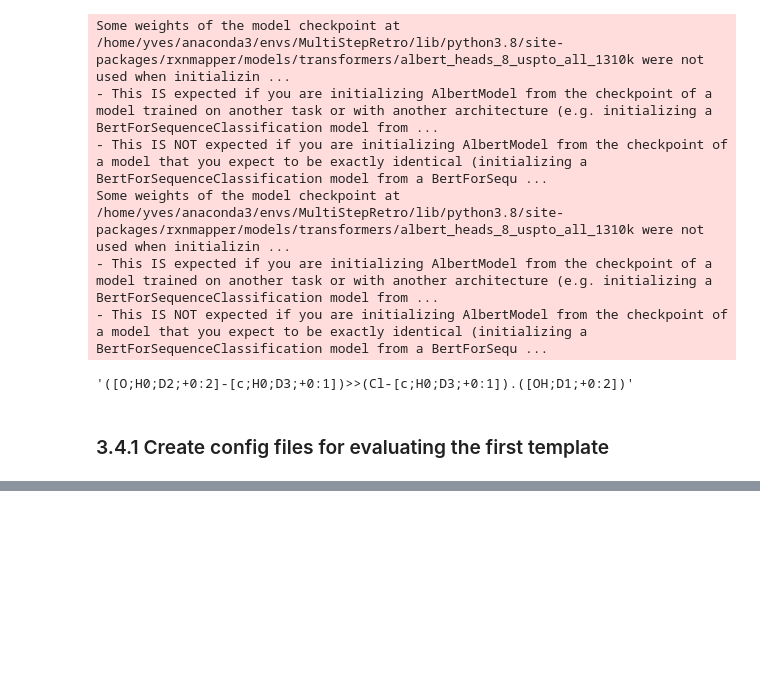
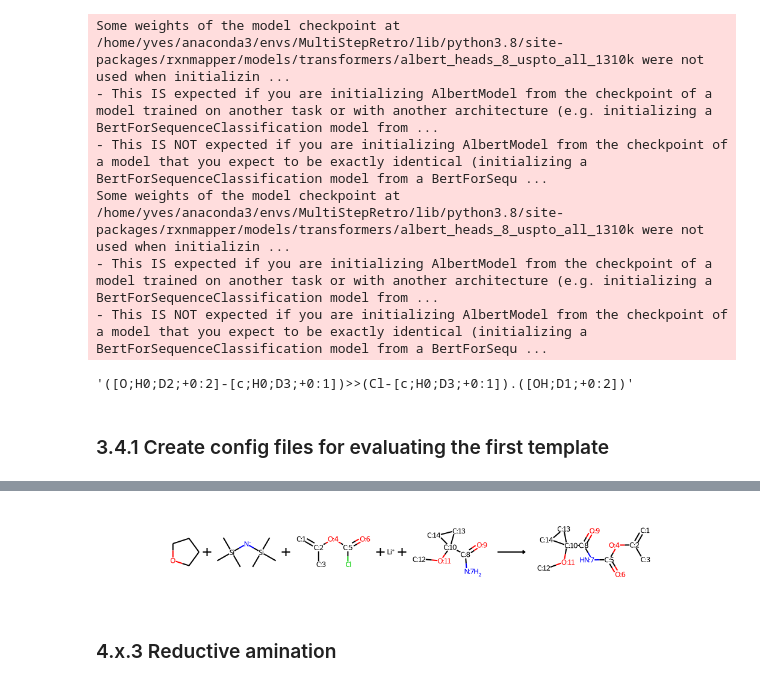
Before and after one commit to yvsgrndjn/USPTO_balance, a Jupyter notebook: notebooks/B_enrichment_workflow.ipynb, the cells around one changed output, grey strips where cells are left out. Cells and saved outputs as stored; diff of their text form; code cells hidden in the pictures; blank space fills up the shorter version.

```diff
--- a/notebooks/B_enrichment_workflow.ipynb
+++ b/notebooks/B_enrichment_workflow.ipynb
@@ -1226,0 +1502,20 @@ with open(f'/home/yves/Documents/GitHub/USPTO_balance/config_files/config_part2_
+# %%
+#test [C:1]=[C:2].[C:3]=[C:4]>>[C:1]=[C:3].[C;H2:2]=[C;H2:4] (1) --> 0 match
+#[C:1]=[C:2].[C:3]=[C:4]>>[C:1]=[C:3] (2) --> 102427 matches
+#[C:1]=[C:2].[C:3]=[C:4]>>[C;R1:1]=[C;R1:3] (2) --> 0 match
+ring_meta_rxn_patt = AllChem.ReactionFromSmarts('[C:1]=[C:2].[C:3]=[C:4]>>[C;R1:1]=[C;R1:3]')
+# %%
+uspto_rxns = [AllChem.ReactionFromSmarts(uspto_temp_df.at[i, 'MAPPED_SMILES'], useSmiles=True) for i in range(len(uspto_temp_df))]
+
+#if the reactions are not sanitized, they will not work in the HasReactionSubstructMatch function
+for i in range(len(uspto_rxns)):
+    AllChem.SanitizeRxn(uspto_rxns[i])
+# %%
+indices = []
+for i in tqdm(range(len(uspto_rxns))):
+    try:
+        if AllChem.HasReactionSubstructMatch(uspto_rxns[i], ring_meta_rxn_patt):
+            indices.append(i)
+    except:
+        print(i)
+        continue
@@ -1226,0 +1728,2 @@ with open(f'/home/yves/Documents/GitHub/USPTO_balance/config_files/config_part2_
+# %%
+uspto_temp_df_oh_to_ket = uspto_temp_df.loc[indices]
@@ -1226,0 +1745,9 @@ with open(f'/home/yves/Documents/GitHub/USPTO_balance/config_files/config_part2_
+# %%
+#observe the kind of reactions we have in the most present template(delete in last cleaning)
+i = 5
+match = uspto_temp_df_oh_to_ket['template_hash'].value_counts().index.tolist()[1]
+AllChem.ReactionFromSmarts(uspto_temp_df_oh_to_ket[uspto_temp_df_oh_to_ket['template_hash']==match]['MAPPED_SMILES'].iloc[i], useSmiles=True)
+# %% [output]
+[figure, added]
+# %% [markdown]
+### 4.x.3 Reductive amination
```
Also changed, not shown: parts of 228 cells of this notebook, 1 other file.
